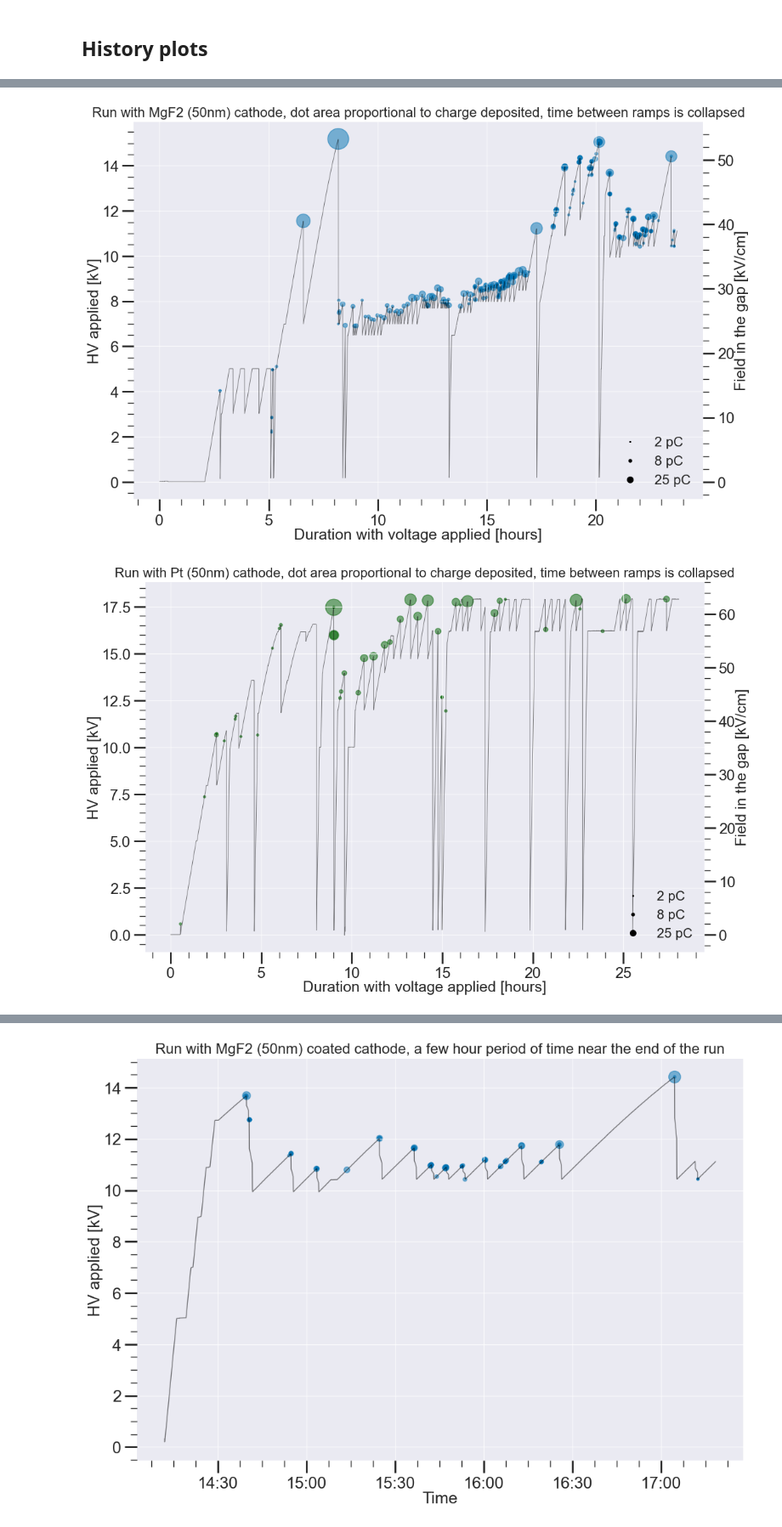
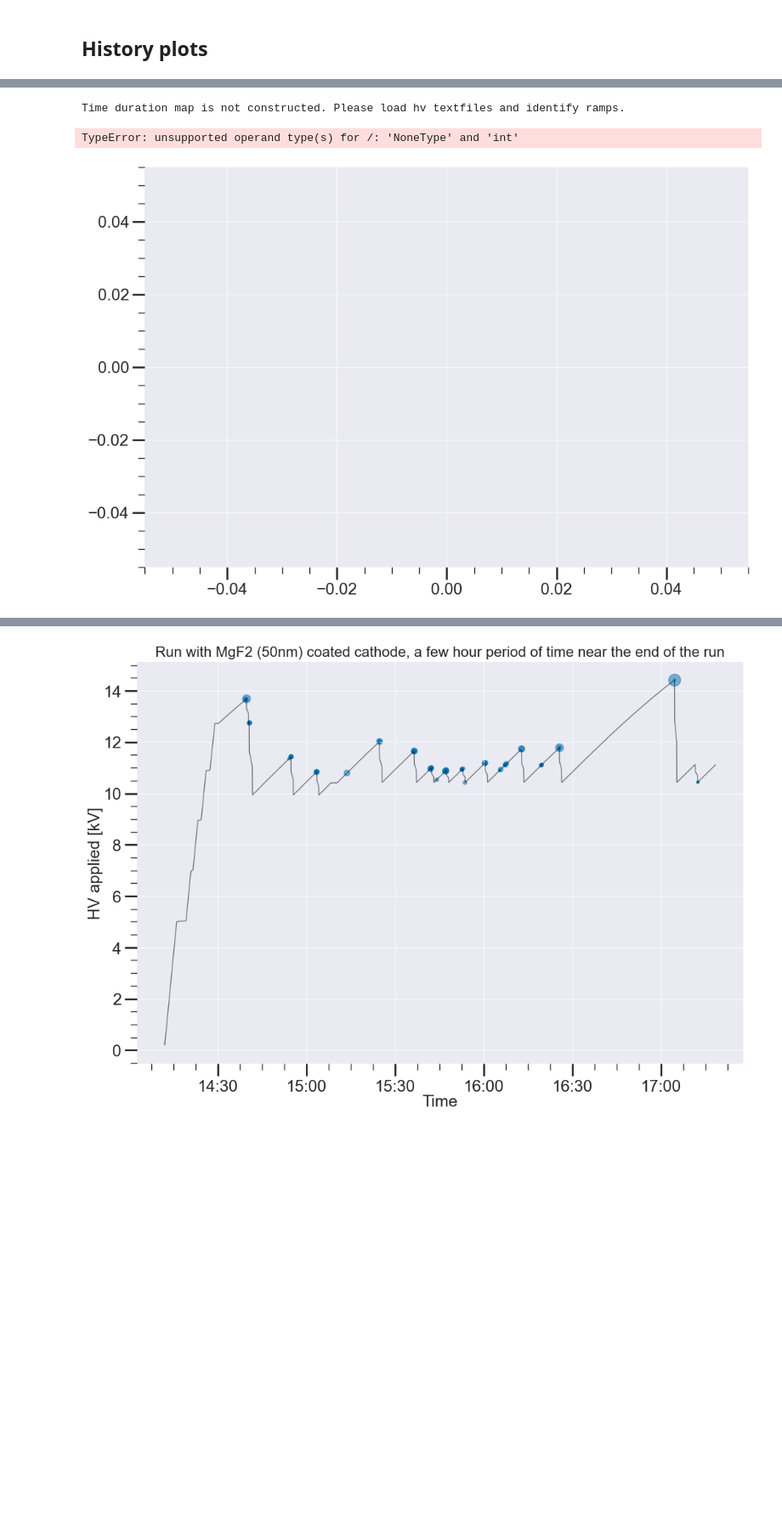
Before and after one commit to ejangelico/ad2-data-processing, a Jupyter notebook: notebooks/Analysis of run comparisons.ipynb, the cells around one changed output, grey strips where cells are left out. Shown at 85% size. Drawn from its saved outputs; the diff is of its cells as text; code cells hidden in the pictures; blank space fills up the shorter version.

Commit message:
Small final bug, but I've now confirmed that new reduced data makes sense.

```diff
--- a/notebooks/Analysis of run comparisons.ipynb
+++ b/notebooks/Analysis of run comparisons.ipynb
@@ -16,7 +16,7 @@ sys.path.append("../AnalysisTools/")
 import Dataset
 import AnalysisTools
 # %%
-topdirs = {5:"../../data/Run5/", 6:"../../data/Run6/", 7:"../../data/Run7/", 8:"../../data/Run8/", 9:"../../data/Run9/", 10:"../../data/Run10/"}
+topdirs = {7:"../../data/Run7/", 8:"../../data/Run8/", 9:"../../data/Run9/", 10:"../../data/Run10/"}
 configs = {5:"../configs/run5_config.yaml", 6:"../configs/run6_config.yaml", 7:"../configs/run7_config.yaml", 8:"../configs/run8_config.yaml", 9:"../configs/run9_config.yaml", 10:"../configs/run10_config.yaml"}
 titles = {5:"SS304 uncoated", 6:"Refill of SS304 uncoated", 7:"MgF2 (50nm)", 8:"Pt (50nm)", 9:"MgF2 (20nm)", 10:"SS304 - w/ bkgnd"}
 red_file_name = "combined_reduced.p"
@@ -279,7 +279,7 @@ legend_elements = [\
     Line2D([0], [0], marker='o', linewidth=0, color='k', markersize=np.sqrt(8*charge_dot_scale)/2, label='8 pC'),
     Line2D([0], [0], marker='o', linewidth=0, color='k', markersize=np.sqrt(25*charge_dot_scale)/2, label='25 pC')]
 
-for i, run in enumerate([7,8,9]):
+for i, run in enumerate([7,8,9, 10]):
     fig, ax = plt.subplots()
     #ax.set_ylim([-1, 19]) #fixed axis for all
     #ax.set_xlim([-1, 42])
@@ -287,8 +287,6 @@ for i, run in enumerate([7,8,9]):
     ana = anas[run]
     d = ana.df
     d = d[~d["ch3 charge"].isna()]
-    ana.load_hv_textfiles()
-    ana.identify_ramps(ref='v_mon')
     tdmap = ana.time_duration_map
     ax.plot(np.array(tdmap["dur"])/3600, tdmap["v"], color='k', linewidth=0.7, alpha=0.5)
 
@@ -302,32 +300,33 @@ for i, run in enumerate([7,8,9]):
     #recast time
     hv_event_durs = [ana.get_duration_from_timestamp(_)/3600 for _ in d_sec]
     ax.scatter(hv_event_durs, d_hv, s=list(np.array(d_ch)*charge_dot_scale), marker='o', alpha=0.5, facecolor=colors[i], edgecolor=colors[i])
 
     #positive polar
     mask = (d["ch3 n pospeaks"] > 1)# & (np.abs(d["ch3 charge"]) > 1)
     d_ch = np.abs(np.array(d[mask]["ch3 charge"]))
     d_sec = np.array(d[mask]["ch3 seconds"])
     d_hv = np.array(d[mask]["ch3 hv"])
     d_E = np.array(d[mask]["ch3 field"])
 
     #recast time
     hv_event_durs = [ana.get_duration_from_timestamp(_)/3600 for _ in d_sec]
     ax.scatter(hv_event_durs, d_hv, s=list(np.array(d_ch)*charge_dot_scale), marker='v', alpha=0.5, facecolor=colors[i], edgecolor=colors[i])
 
     ax2 = ax.twinx()
     E_f = lambda V:V/0.285
     ymin, ymax = ax.get_ylim()
     ax2.set_ylim(E_f(ymin), E_f(ymax))
     ax2.plot([], [])
 
     # Add legend with custom legend entries
     ax.legend(handles=legend_elements, loc='lower right')
     ax.set_ylabel("HV applied [kV]")
     ax2.set_ylabel("Field in the gap [kV/cm]")
     ax2.grid(False)
     ax.set_xlabel("Duration with voltage applied [hours]")
     ax.set_title("Run with {} cathode, dot area proportional to charge deposited, time between ramps is collapsed".format(ana.title))
     plt.show()
 # %% [output]
+Time duration map is not constructed. Please load hv textfiles and identify ramps.
+TypeError: unsupported operand type(s) for /: 'NoneType' and 'int'
-[figure, old version]
+[figure, new version]
-[figure, removed]
```
Also changed, not shown: parts of 3 cells of this notebook, 1 other file.
